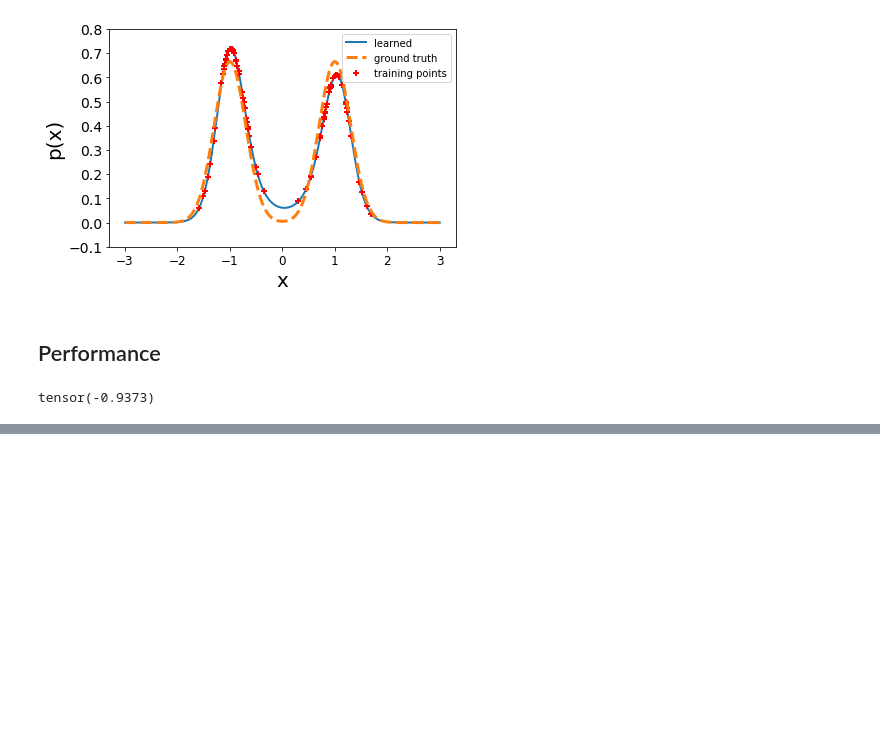
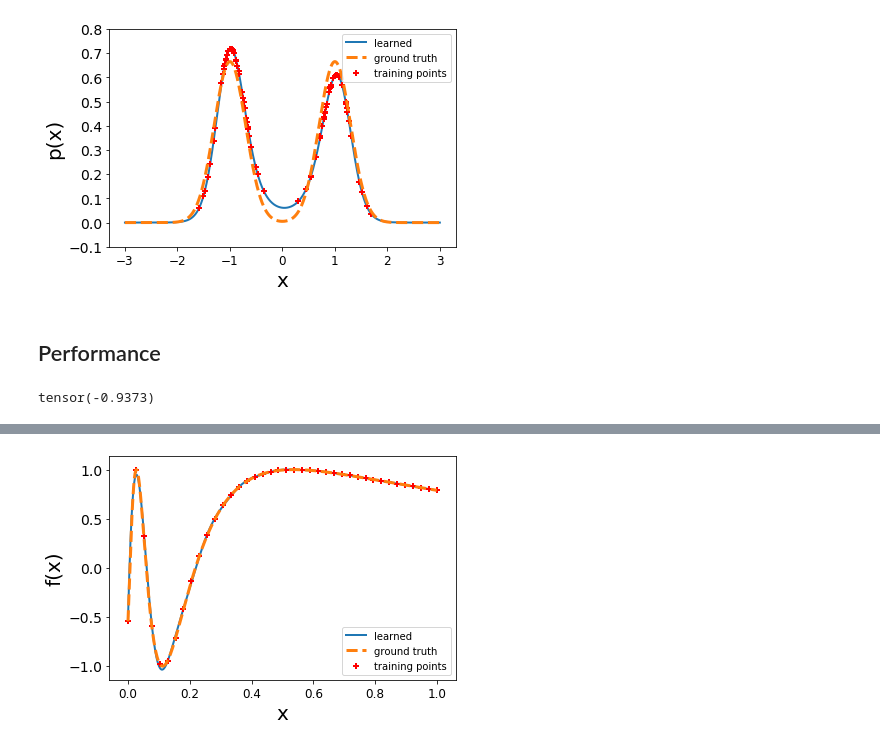
Before and after one commit to umarteau/non_negative_model, a Jupyter notebook: npm_nnf/density_estimation/experiment_1d.ipynb, the cells around one changed output, grey strips where cells are left out. Saved outputs shown, nothing was run; the diff lists cells and outputs as text; code cells hidden in the pictures; blank space fills up the shorter version.

```diff
--- a/npm_nnf/density_estimation/experiment_1d.ipynb
+++ b/npm_nnf/density_estimation/experiment_1d.ipynb
@@ -125,0 +159,18 @@ tensor(-0.9373)
+# %%
+
+
+fig = plt.figure()
+plt.plot(xtest,ytest,lw = 2,label='learned',zorder = -1)
+plt.plot(xtest,f(xtest),linestyle = 'dashed',lw = 3,label = 'ground truth')
+plt.scatter(x,f(x),marker = '+',color = 'r',lw = 2,label = 'training points',zorder = 1)
+plt.legend()
+plt.xlabel("x",fontsize = 20)
+plt.ylabel("f(x)",fontsize = 20)
+
+#plt.ylim(ymin = ymin,ymax = ymax)
+plt.yticks(fontsize=14)
+plt.xticks(fontsize=12)
+plt.tight_layout()
+fig.savefig(open('/Users/ulyssemarteau/Desktop/haha.pdf','wb') , format='pdf', dpi=1000)
+plt.show()
+# %% [output]
@@ -125,0 +180 @@ tensor(-0.9373)
+[figure, added]
```
Also changed, not shown: parts of 9 cells of this notebook.
